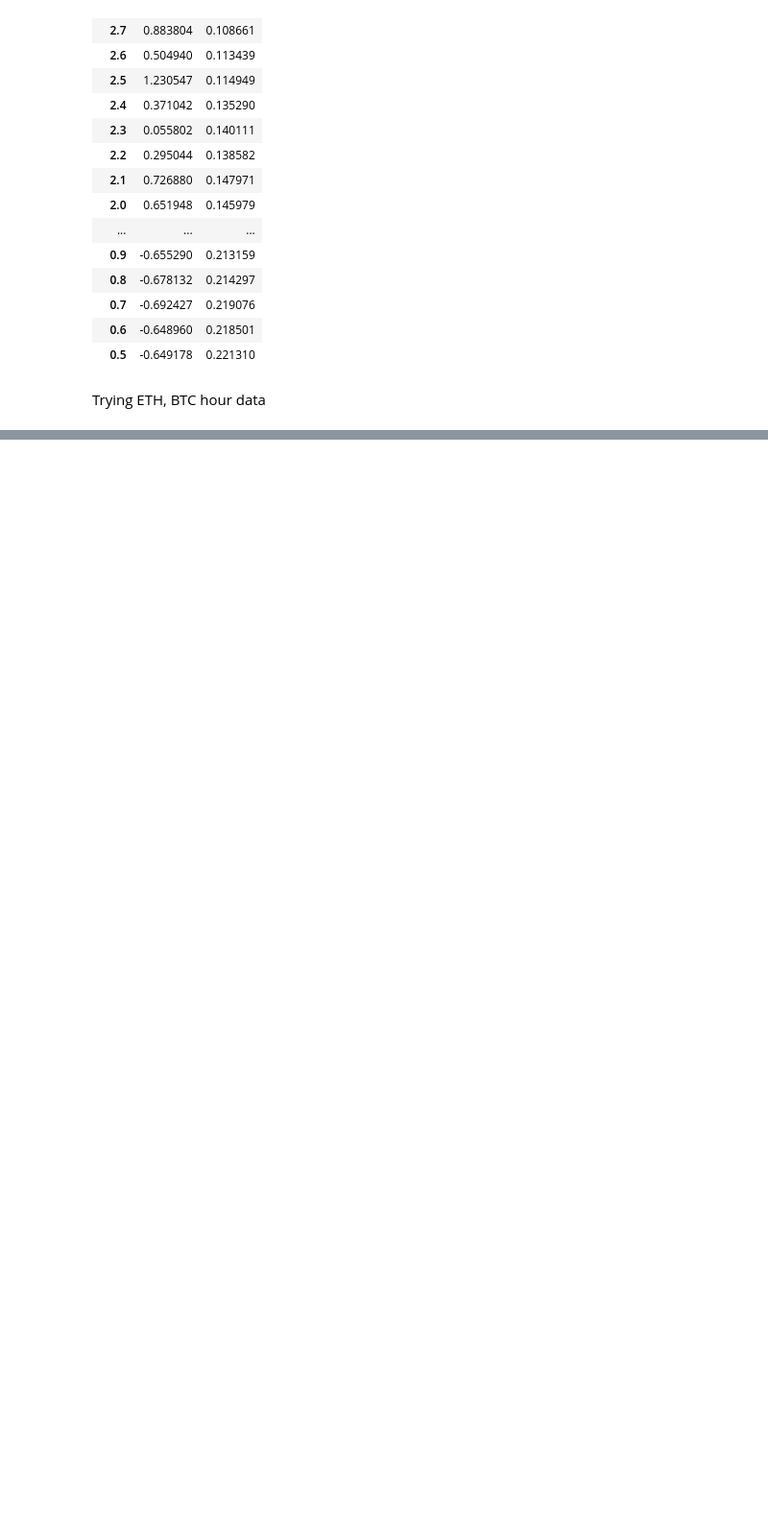
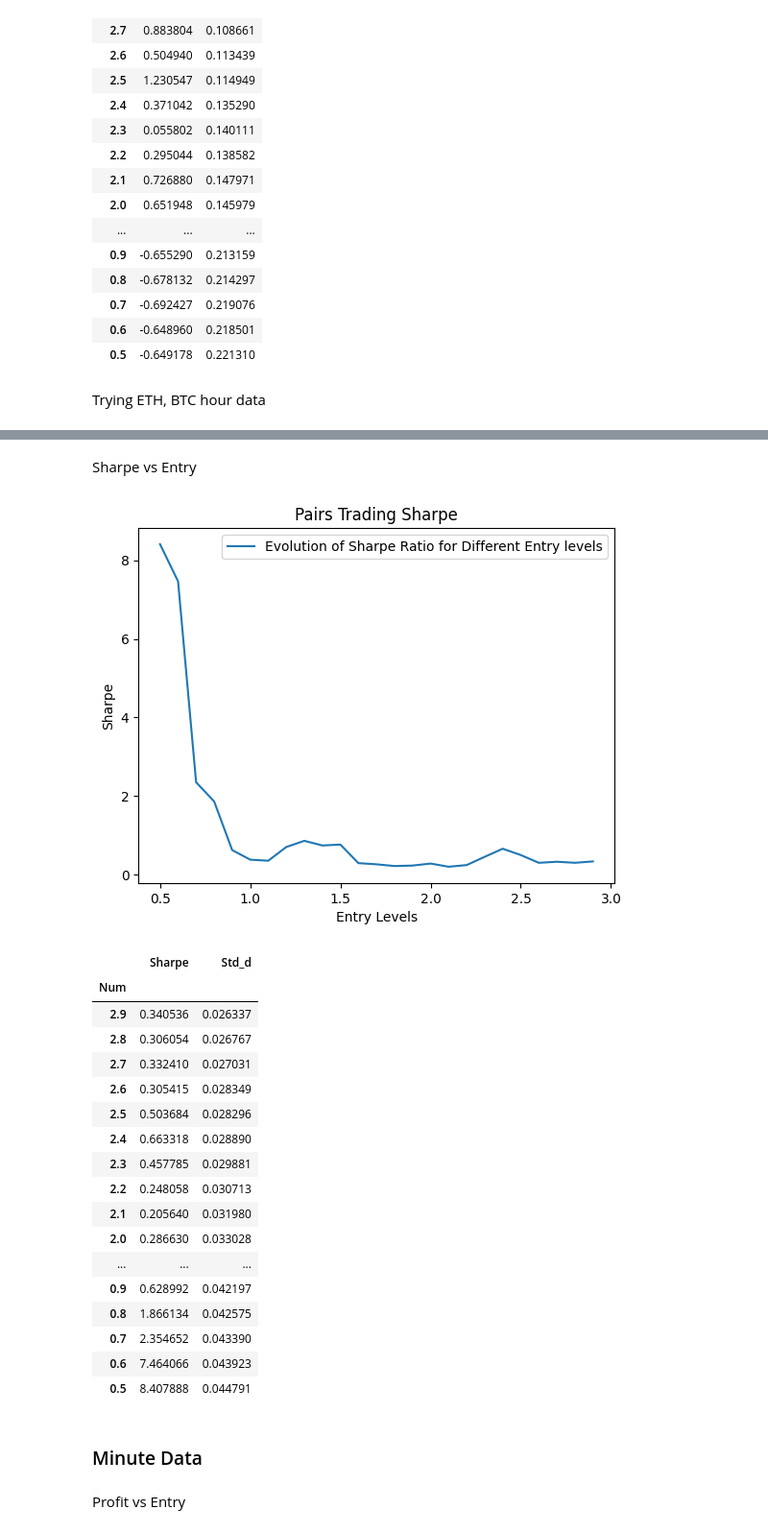
Before and after one commit to Austinai123/minute-data-fetcher, a Jupyter notebook: minute-price-fetcher.ipynb, the cells around one changed output, grey strips where cells are left out. Shown at 96% size. Drawn from its saved outputs; the diff is of its cells as text; code cells hidden in the pictures; blank space fills up the shorter version.

```diff
--- a/minute-price-fetcher.ipynb
+++ b/minute-price-fetcher.ipynb
@@ -1126,0 +1378,48 @@ Backtesting for Optimal Entry/Exit Level
+# %% [markdown]
+Sharpe vs Entry
+# %%
+final_df = pd.DataFrame(columns=["Num", "Sharpe", "Std_d"])
+for num in range(5, 30):
+    num = num / 10
+    profit = final_profit(btc_train_2, eth_train_2, signal_entry=num) - 1
+    profit = profit / len(btc_train_2) * 365
+    std_dev = std_dev_returns(btc_train_2, eth_train_2, signal_entry=num) * sqrt(365)
+    sharpe = profit / std_dev
+    final_df.loc[-1] = [num, sharpe, std_dev]
+    final_df.index = final_df.index + 1
+    final_df = final_df.sort_index()
+
+final_df.set_index("Num", inplace=True)
+
+final_df["Sharpe"].plot(label="Evolution of Sharpe Ratio for Different Entry levels")
+plt.title("Pairs Trading Sharpe")
+plt.xlabel("Entry Levels")
+plt.ylabel("Sharpe")
+plt.legend()
+plt.show()
+
+final_df
+# %% [output]
+[figure, added]
+|  | Sharpe | Std_d |
+| Num |  |  |
+| 2.9 | 0.340536 | 0.026337 |
+| 2.8 | 0.306054 | 0.026767 |
+| 2.7 | 0.332410 | 0.027031 |
+| 2.6 | 0.305415 | 0.028349 |
+| 2.5 | 0.503684 | 0.028296 |
+| 2.4 | 0.663318 | 0.028890 |
+| 2.3 | 0.457785 | 0.029881 |
+| 2.2 | 0.248058 | 0.030713 |
+| 2.1 | 0.205640 | 0.031980 |
+| 2.0 | 0.286630 | 0.033028 |
+| ... | ... | ... |
+| 0.9 | 0.628992 | 0.042197 |
+| 0.8 | 1.866134 | 0.042575 |
+| 0.7 | 2.354652 | 0.043390 |
+| 0.6 | 7.464066 | 0.043923 |
+| 0.5 | 8.407888 | 0.044791 |
+# %% [markdown]
+### Minute Data
+# %% [markdown]
+Profit vs Entry
```
Also changed, not shown: parts of 39 cells of this notebook.
